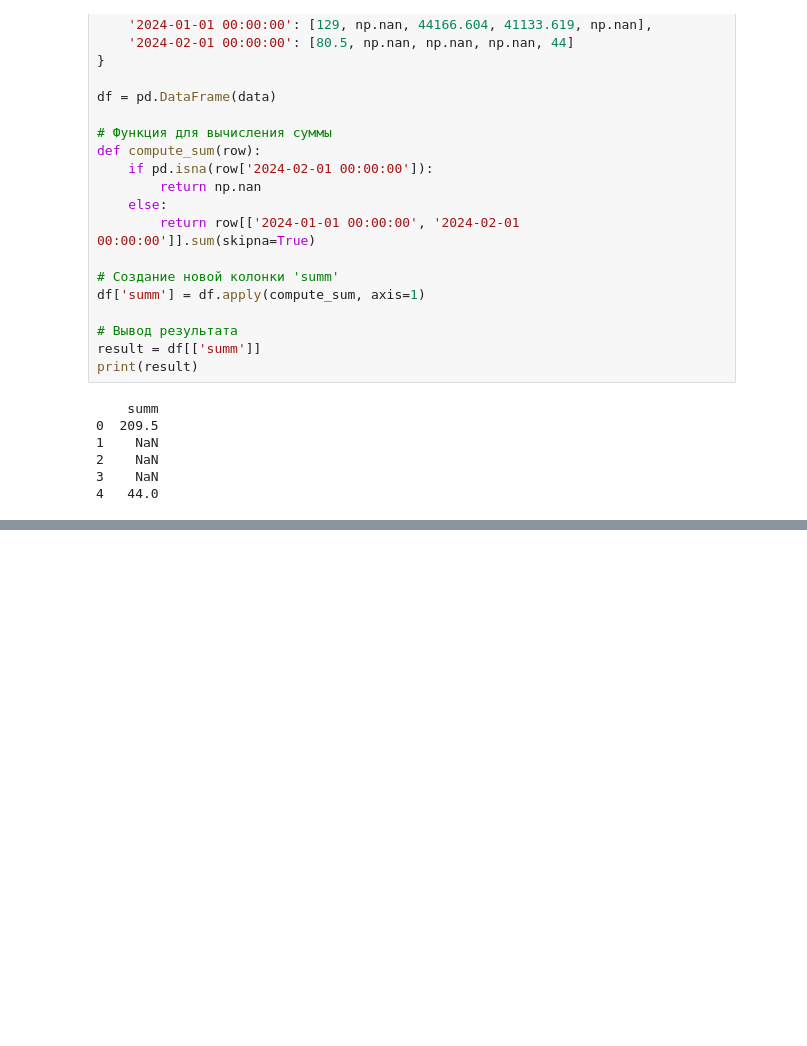
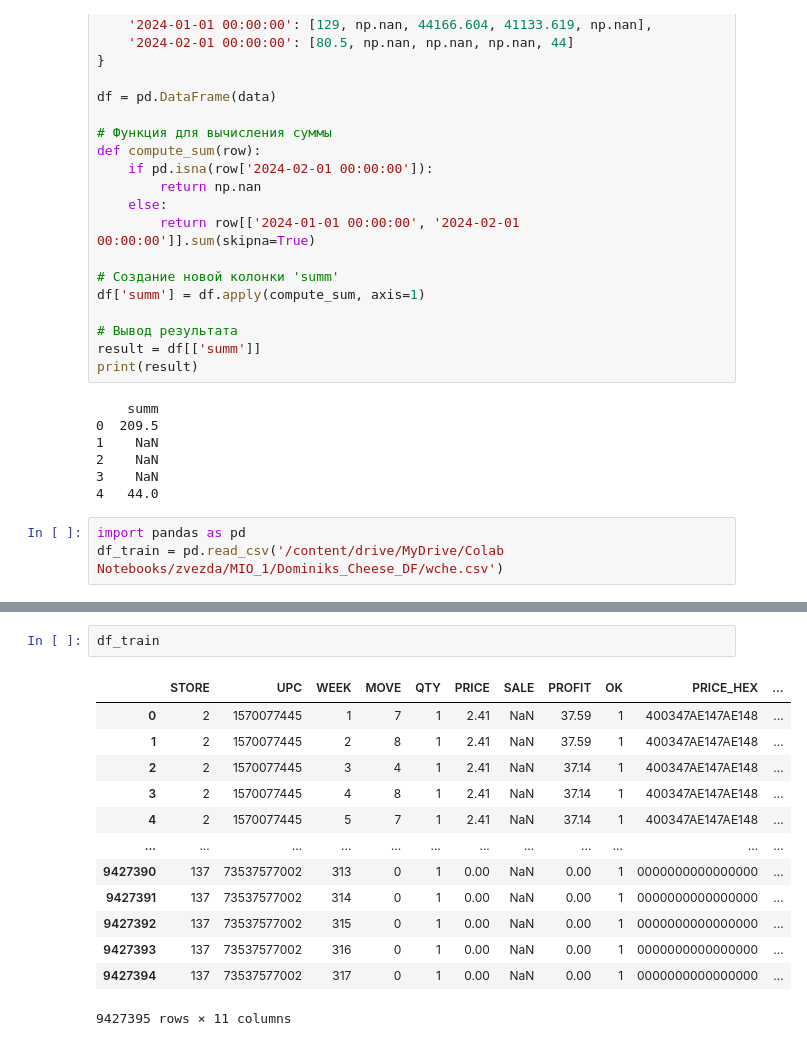
Before and after one commit to budennovsk/Pandas, a Jupyter notebook: work_1.ipynb, the cells around one changed output, grey strips where cells are left out. Saved outputs shown, nothing was run; the diff lists cells and outputs as text; blank space fills up the shorter version.

```diff
--- a/work_1.ipynb
+++ b/work_1.ipynb
@@ -321,3 +321,6 @@ print(result)
 2    NaN
 3    NaN
 4   44.0
+# %%
+import pandas as pd
+df_train = pd.read_csv('/content/drive/MyDrive/Colab Notebooks/zvezda/MIO_1/Dominiks_Cheese_DF/wche.csv')
@@ -323,0 +367,16 @@ print(result)
+# %%
+df_train
+# %% [output]
+|  | STORE | UPC | WEEK | MOVE | QTY | PRICE | SALE | PROFIT | OK | PRICE_HEX | ... |
+| 0 | 2 | 1570077445 | 1 | 7 | 1 | 2.41 | NaN | 37.59 | 1 | 400347AE147AE148 | ... |
+| 1 | 2 | 1570077445 | 2 | 8 | 1 | 2.41 | NaN | 37.59 | 1 | 400347AE147AE148 | ... |
+| 2 | 2 | 1570077445 | 3 | 4 | 1 | 2.41 | NaN | 37.14 | 1 | 400347AE147AE148 | ... |
+| 3 | 2 | 1570077445 | 4 | 8 | 1 | 2.41 | NaN | 37.14 | 1 | 400347AE147AE148 | ... |
+| 4 | 2 | 1570077445 | 5 | 7 | 1 | 2.41 | NaN | 37.14 | 1 | 400347AE147AE148 | ... |
+| ... | ... | ... | ... | ... | ... | ... | ... | ... | ... | ... | ... |
+| 9427390 | 137 | 73537577002 | 313 | 0 | 1 | 0.00 | NaN | 0.00 | 1 | 0000000000000000 | ... |
+| 9427391 | 137 | 73537577002 | 314 | 0 | 1 | 0.00 | NaN | 0.00 | 1 | 0000000000000000 | ... |
+| 9427392 | 137 | 73537577002 | 315 | 0 | 1 | 0.00 | NaN | 0.00 | 1 | 0000000000000000 | ... |
+| 9427393 | 137 | 73537577002 | 316 | 0 | 1 | 0.00 | NaN | 0.00 | 1 | 0000000000000000 | ... |
+| 9427394 | 137 | 73537577002 | 317 | 0 | 1 | 0.00 | NaN | 0.00 | 1 | 0000000000000000 | ... |
+9427395 rows × 11 columns
```
Also changed, not shown: parts of 8 cells of this notebook.
